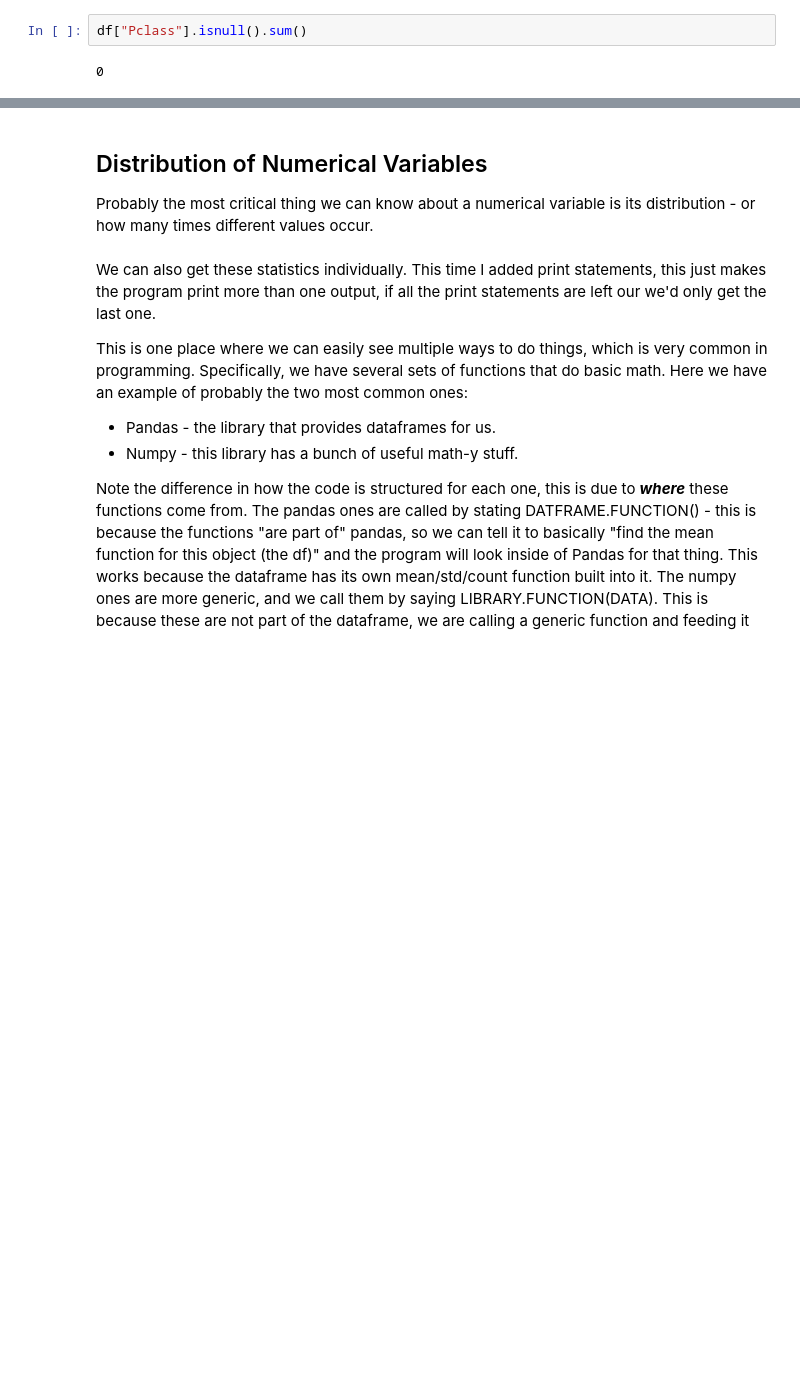
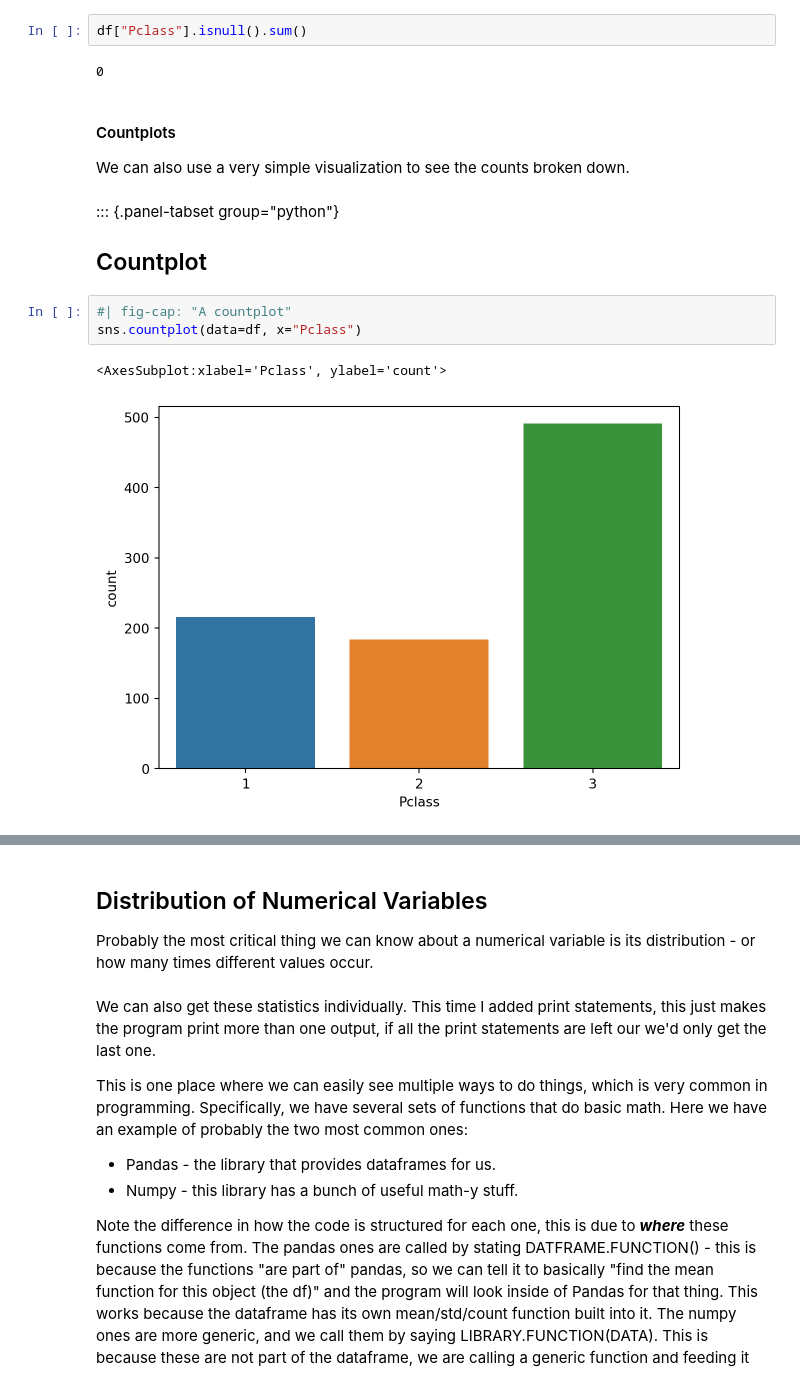
Before and after one commit to fadesere/ML_Intro_Q_Source, a Jupyter notebook: workbooks/002_Describing_One_Variable_sol.ipynb, the cells around one changed output, grey strips where cells are left out. Cells and saved outputs as stored; diff of their text form; blank space fills up the shorter version.

```diff
--- a/workbooks/002_Describing_One_Variable_sol.ipynb
+++ b/workbooks/002_Describing_One_Variable_sol.ipynb
@@ -223,3 +223,17 @@ Name: Pclass, dtype: int64
 df["Pclass"].isnull().sum()
 # %% [output]
 0
+# %% [markdown]
+#### Countplots
+
+We can also use a very simple visualization to see the counts broken down.
+# %% [markdown]
+::: {.panel-tabset group="python"}
+
+## Countplot
+# %%
+#| fig-cap: "A countplot"
+sns.countplot(data=df, x="Pclass")
+# %% [output]
+<AxesSubplot:xlabel='Pclass', ylabel='count'>
+[figure, added]
```
Also changed, not shown: parts of 6 cells of this notebook, 35 other files.
